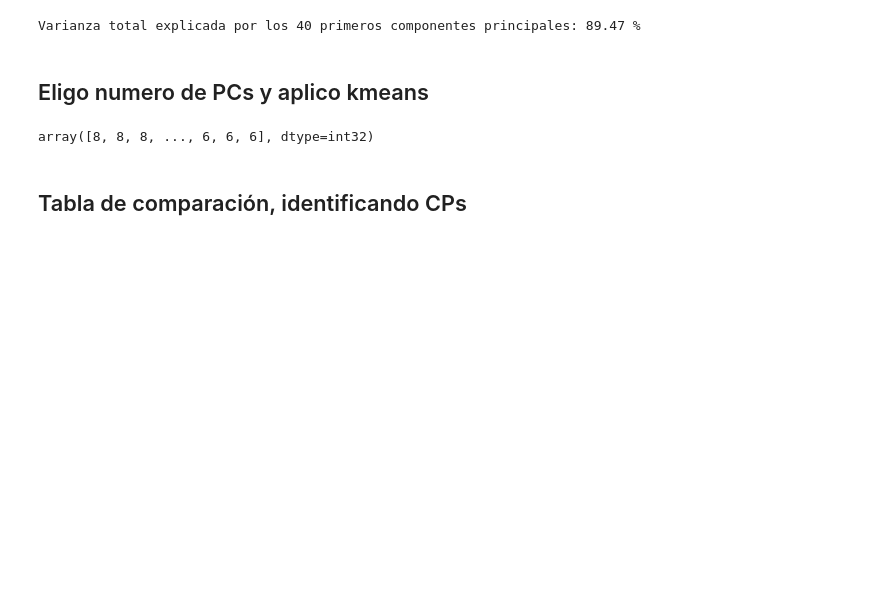
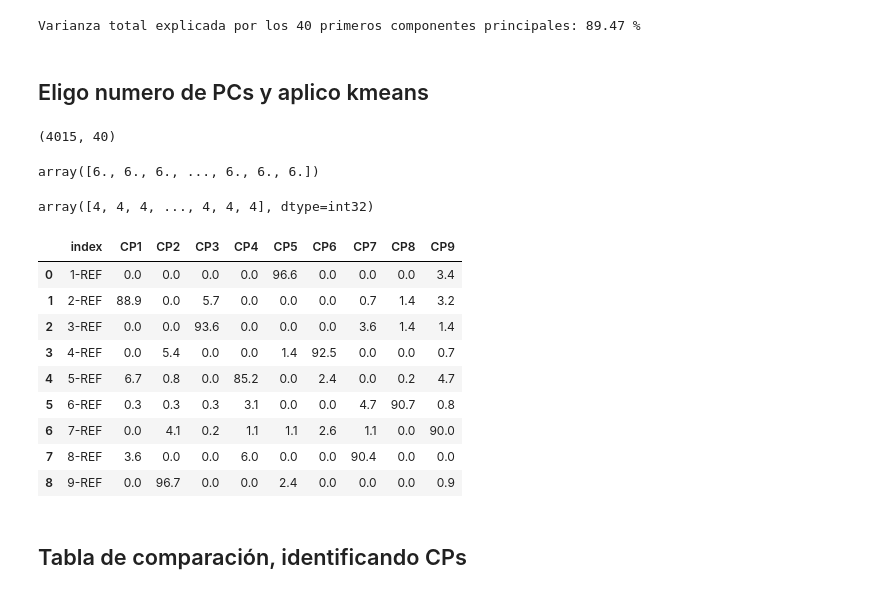
Before and after one commit to pierinamv/data-projects, a Jupyter notebook: 01-Clustering-Pipeline/pipeline.ipynb, the cells around one changed output. Cells and saved outputs as stored; diff of their text form; code cells hidden in the pictures; blank space fills up the shorter version.

Commit message:
update clustering

```diff
--- a/01-Clustering-Pipeline/pipeline.ipynb
+++ b/01-Clustering-Pipeline/pipeline.ipynb
@@ -28,14 +28,50 @@ print(f'Varianza total explicada por los {n} primeros componentes principales: {
 Varianza total explicada por los 40 primeros componentes principales: 89.47 %
 # %% [markdown]
 ## Eligo numero de PCs y aplico kmeans
-# %%
-# Estadisticas de los CPs, realizando los clusters
-kmeans=KMeans(n_clusters=9,random_state=0,n_init=10).fit(PCs)
-cps=kmeans.labels_+1
-centers = kmeans.cluster_centers_
-cps
-# %% [output]
-array([8, 8, 8, ..., 6, 6, 6], dtype=int32)
+# %%
+pcs.shape
+# %% [output]
+(4015, 40)
+# %%
+from src.clustering import kmeans
+mycps=kmeans(pcs,9)+1
+mycps
+# %% [output]
+array([6., 6., 6., ..., 6., 6., 6.])
+# %%
+from sklearn.cluster import KMeans
+kmeans=KMeans(n_clusters=9,random_state=0,n_init=10).fit(pcs)
+cps=kmeans.labels_+1
+centers = kmeans.cluster_centers_
+cps
+# %% [output]
+array([4, 4, 4, ..., 4, 4, 4], dtype=int32)
+# %%
+import pandas as pd
+matriz_coinc = np.zeros((9, 9))
+for i in range(1, 10): #fila (850hPa)
+    for j in range(1, 10): #columna (200hPa)
+        tot = np.sum(cps == i)
+        matriz_coinc[i-1, j-1] = (np.sum((cps== i) & (mycps == j))/tot)*100
+
+CP_200 = ['1-REF','2-REF','3-REF','4-REF','5-REF','6-REF','7-REF','8-REF','9-REF']
+CP_ = ['CP1','CP2','CP3','CP4','CP5','CP6','CP7','CP8','CP9']
+
+df = pd.DataFrame(matriz_coinc, columns=CP_, index=CP_200)
+df = df.round(1)
+df=df.reset_index()
+df
+# %% [output]
+|  | index | CP1 | CP2 | CP3 | CP4 | CP5 | CP6 | CP7 | CP8 | CP9 |
+| 0 | 1-REF | 0.0 | 0.0 | 0.0 | 0.0 | 96.6 | 0.0 | 0.0 | 0.0 | 3.4 |
+| 1 | 2-REF | 88.9 | 0.0 | 5.7 | 0.0 | 0.0 | 0.0 | 0.7 | 1.4 | 3.2 |
+| 2 | 3-REF | 0.0 | 0.0 | 93.6 | 0.0 | 0.0 | 0.0 | 3.6 | 1.4 | 1.4 |
+| 3 | 4-REF | 0.0 | 5.4 | 0.0 | 0.0 | 1.4 | 92.5 | 0.0 | 0.0 | 0.7 |
+| 4 | 5-REF | 6.7 | 0.8 | 0.0 | 85.2 | 0.0 | 2.4 | 0.0 | 0.2 | 4.7 |
+| 5 | 6-REF | 0.3 | 0.3 | 0.3 | 3.1 | 0.0 | 0.0 | 4.7 | 90.7 | 0.8 |
+| 6 | 7-REF | 0.0 | 4.1 | 0.2 | 1.1 | 1.1 | 2.6 | 1.1 | 0.0 | 90.0 |
+| 7 | 8-REF | 3.6 | 0.0 | 0.0 | 6.0 | 0.0 | 0.0 | 90.4 | 0.0 | 0.0 |
+| 8 | 9-REF | 0.0 | 96.7 | 0.0 | 0.0 | 2.4 | 0.0 | 0.0 | 0.0 | 0.9 |
 # %% [markdown]
 ## Tabla de comparación, identificando CPs
 # %%
```
Also changed, not shown: 1 other file.
